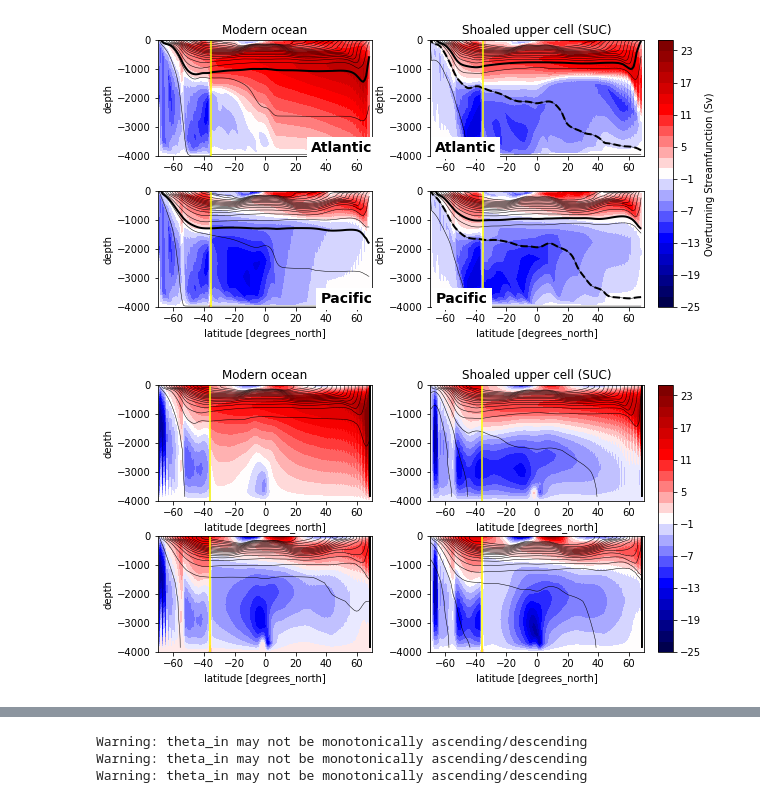
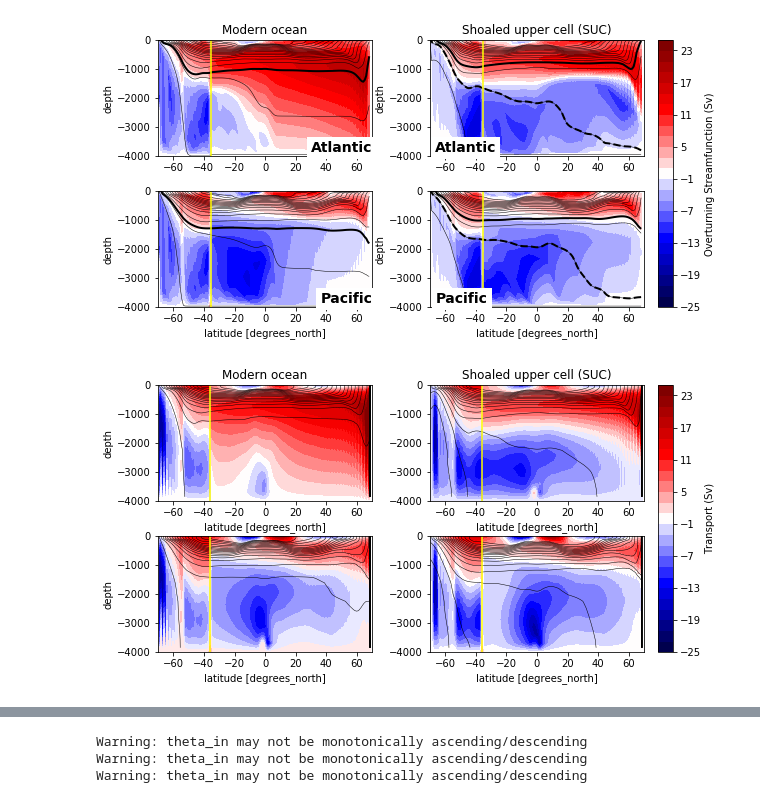
Before and after one commit to anthony-meza/test_age_framework, a Jupyter notebook: LGM.ipynb, the cells around one changed output, grey strips where cells are left out. Drawn from its saved outputs; the diff is of its cells as text; code cells hidden in the pictures.

```diff
--- a/LGM.ipynb
+++ b/LGM.ipynb
@@ -220,33 +220,33 @@ gm_pac=(dslayers1.GM_PsiY*dslayers.dxG)[0,:,:,0:139].sum('XC').rename({'Zl':'Zp1
 Eul_atl=OT_atl.load()
 Eul_atl[0:-1,:]=(OT_atl[0:-1,:]+gm_atl).load()
 Eul_tot=OT_tot.load()
 Eul_tot[0:-1,:]=(OT_tot[0:-1,:]+gm_tot).load()
 Eul_pac=OT_pac.load()
 Eul_pac[0:-1,:]=(OT_pac[0:-1,:]+gm_pac).load()
 Eul_atl[:,0:35]=Eul_tot[:,0:35].load()
 Eul_pac[:,0:35]=Eul_tot[:,0:35].load()
 (Eul_atl/10**6).plot.contourf(vmin=-25,vmax=25,xlim=(-70,70),ylim=(-4000,0),levels=np.arange(-25,25.2,2),
                              cmap='seismic',add_colorbar=False)
 b[0,:,:,141:-1].mean('XC').plot.contour(levels=np.arange(0,0.04,0.002),colors='black',linewidths=0.5)
 ax = plt.gca()
 ax.axvline(-36,color='yellow')
 ax.set_title('Shoaled upper cell (SUC)')
 ax.set_ylabel('')
 
 plt.subplot(2, 2, 4)
 im=(Eul_pac/10**6).plot.contourf(vmin=-25,vmax=25,xlim=(-70,70),ylim=(-4000,0),levels=np.arange(-25,25.2,2),
                                 cmap='seismic',add_colorbar=False)
 b[0,:,:,:140].mean('XC').plot.contour(levels=np.arange(0,0.04,0.002),colors='black',linewidths=0.5)
 ax = plt.gca()
 ax.axvline(-36,color='yellow')
 ax.set_ylabel('')
 ax.set_title('')
 
 fig.subplots_adjust(hspace=0.3, wspace=0.27,bottom = 0.35)
 fig.subplots_adjust(right=0.8)
 cbar_ax = fig.add_axes([0.82, 0.35, 0.02, 0.53])
-fig.colorbar(im, cax=cbar_ax)
+fig.colorbar(im, cax=cbar_ax,label='Transport (Sv)')
 fig.savefig('overturning_depth.pdf', bbox_inches='tight')
 # %% [output]
-[figure, old version]
+[figure, new version]
 # %%
```
Also changed, not shown: parts of 4 cells of this notebook, 2 other files.
